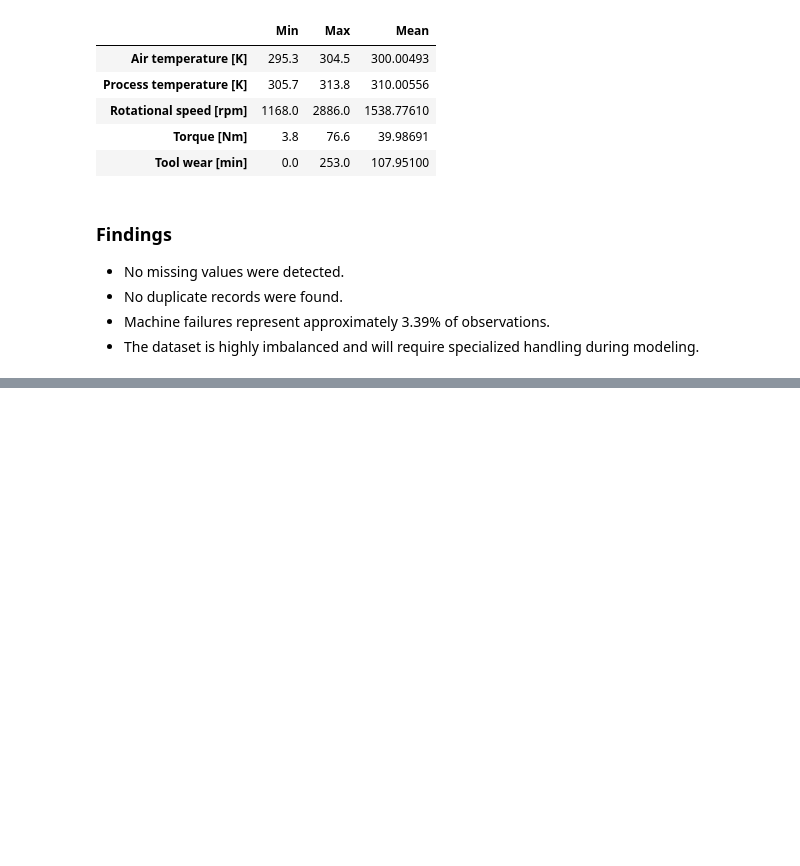
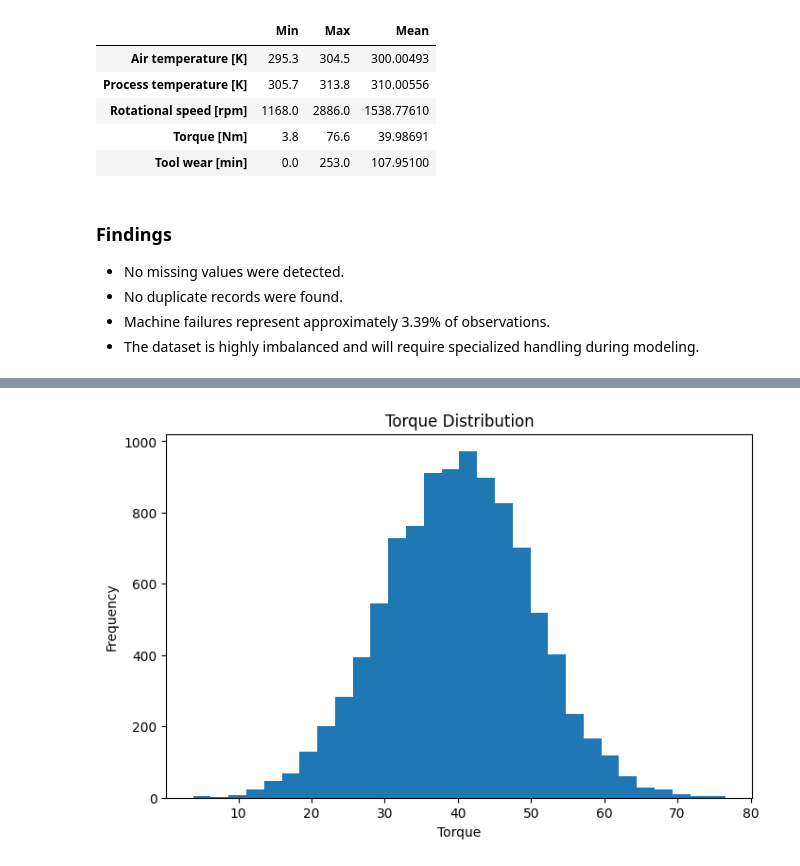
Before and after one commit to snpdsai/predictive-maintenance-contextual-ai, a Jupyter notebook: notebooks/01_data_ingestion.ipynb, the cells around one changed output, grey strips where cells are left out. Cells and saved outputs as stored; diff of their text form; code cells hidden in the pictures; blank space fills up the shorter version.

```diff
--- a/notebooks/01_data_ingestion.ipynb
+++ b/notebooks/01_data_ingestion.ipynb
@@ -221,0 +288,14 @@ feature_ranges
+# %%
+plt.figure(figsize=(8, 5))
+
+plt.hist(df["Torque [Nm]"], bins=30)
+
+plt.title("Torque Distribution")
+
+plt.xlabel("Torque")
+
+plt.ylabel("Frequency")
+
+plt.show()
+# %% [output]
+[figure, added]
```
Also changed, not shown: parts of 10 cells of this notebook, 1 other file.
